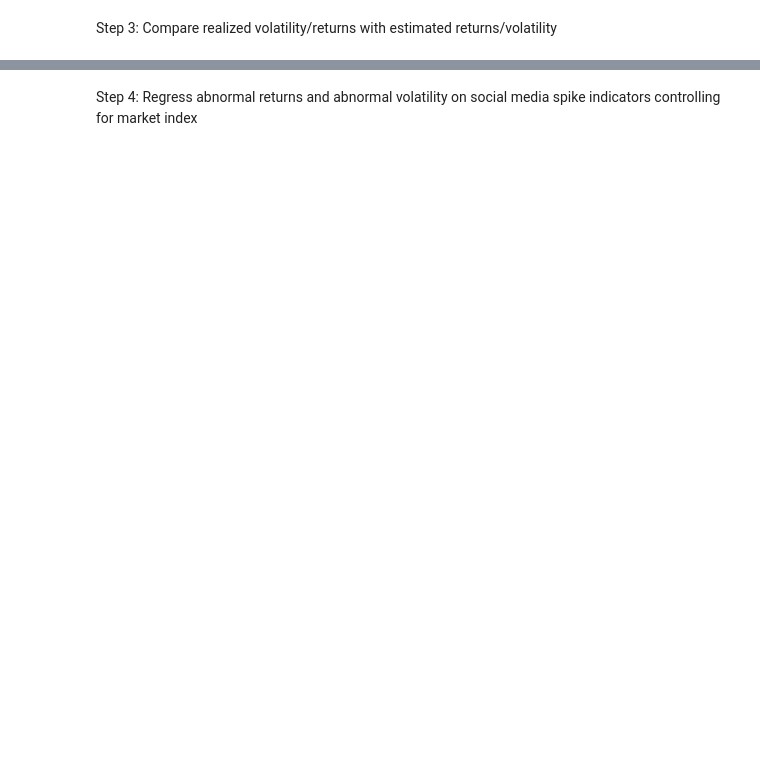
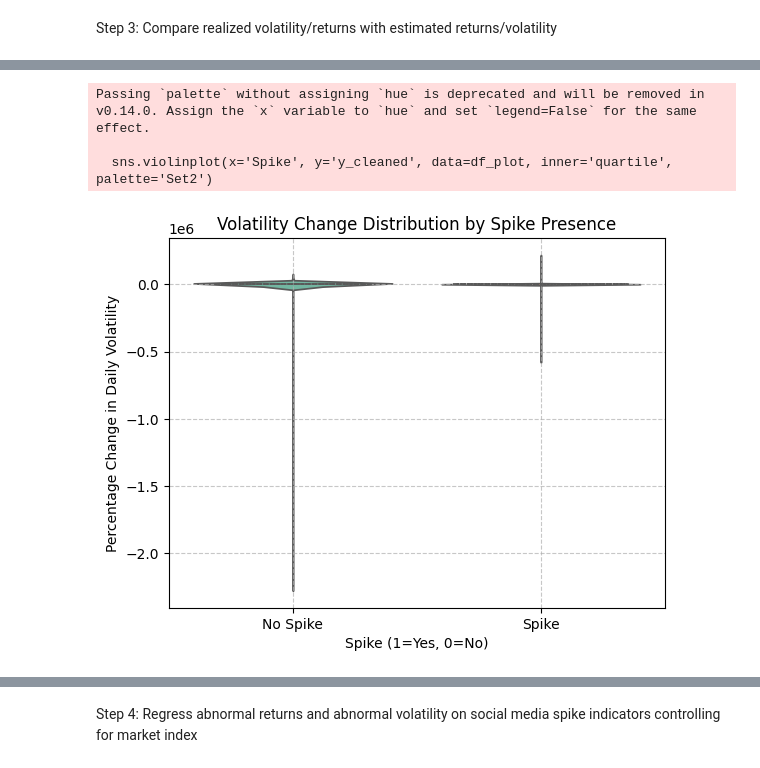
Before and after one commit to Erdos-Projects/fall-2025-financial-markets-and-sentiment, a Jupyter notebook: model_fitting/model_fitting_mb.ipynb, the cells around one changed output, grey strips where cells are left out. Saved outputs shown, nothing was run; the diff lists cells and outputs as text; code cells hidden in the pictures; blank space fills up the shorter version.

```diff
--- a/model_fitting/model_fitting_mb.ipynb
+++ b/model_fitting/model_fitting_mb.ipynb
@@ -195,0 +556,21 @@ Step 3: Compare realized volatility/returns with estimated returns/volatility
+# %%
+import matplotlib.pyplot as plt
+import seaborn as sns
+
+# Suppose your clean y array is named `y_cleaned`
+# Ensure the length matches your DataFrame
+daily_spike_vs_none['y_cleaned'] = y_cleaned
+df_plot = daily_spike_vs_none[['Spike', 'y_cleaned']].dropna()
+
+sns.violinplot(x='Spike', y='y_cleaned', data=df_plot, inner='quartile', palette='Set2')
+plt.xlabel('Spike (1=Yes, 0=No)')
+plt.ylabel('Percentage Change in Daily Volatility')
+plt.title('Volatility Change Distribution by Spike Presence')
+plt.xticks([0, 1], ['No Spike', 'Spike'])
+plt.grid(True, linestyle='--', alpha=0.7)
+plt.show()
+# %% [output]
+Passing `palette` without assigning `hue` is deprecated and will be removed in v0.14.0. Assign the `x` variable to `hue` and set `legend=False` for the same effect.
+
+  sns.violinplot(x='Spike', y='y_cleaned', data=df_plot, inner='quartile', palette='Set2')
+[figure, added]
```
Also changed, not shown: parts of 14 cells of this notebook, 1 other file.
